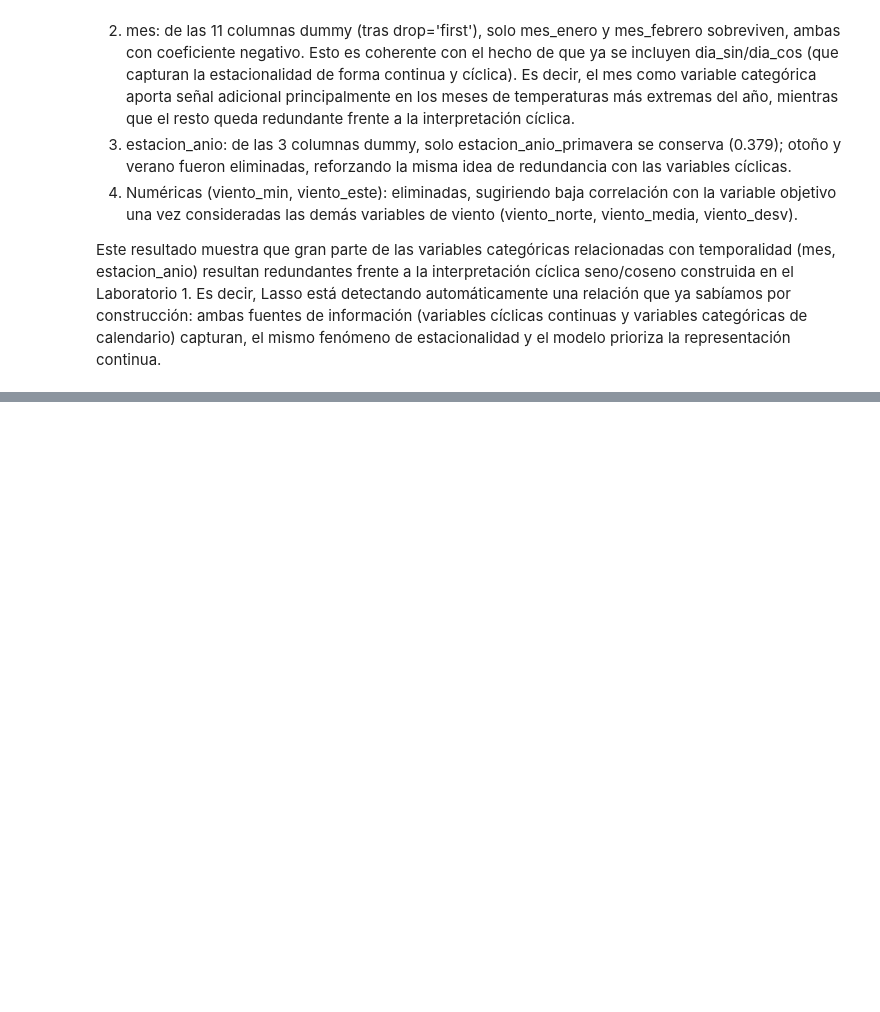
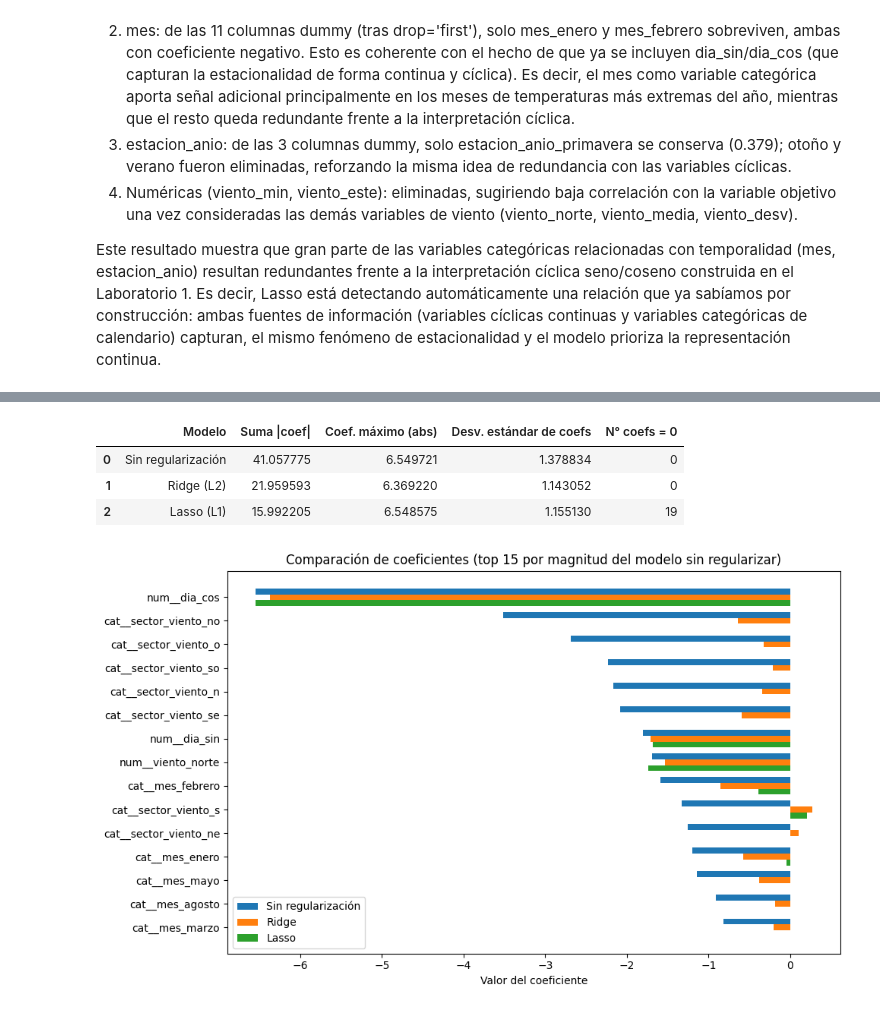
Before and after one commit to samuelmolinal/Lab2-ML, a Jupyter notebook: Laboratorio 2 - Complejidad y búsqueda de hiperparámetros.ipynb, the cells around one changed output, grey strips where cells are left out. Saved outputs shown, nothing was run; the diff lists cells and outputs as text; code cells hidden in the pictures; blank space fills up the shorter version.

```diff
--- a/Laboratorio 2 - Complejidad y búsqueda de hiperparámetros.ipynb
+++ b/Laboratorio 2 - Complejidad y búsqueda de hiperparámetros.ipynb
@@ -875,0 +883,20 @@ tabla_comparativa
+# %%
+# Extracción de coeficientes de los tres modelos
+feature_names_lineal = grid.best_estimator_.named_steps['preprocessor'].get_feature_names_out()
+feature_names_ridge = grid_ridge.best_estimator_.named_steps['preprocessor'].get_feature_names_out()
+feature_names_lasso = grid_lasso.best_estimator_.named_steps['preprocessor'].get_feature_names_out()
+
+coef_lineal = grid.best_estimator_.named_steps['modelo'].coef_
+coef_ridge = grid_ridge.best_estimator_.named_steps['modelo'].coef_
+coef_lasso_vals = grid_lasso.best_estimator_.named_steps['modelo'].coef_
+
+comparacion_coefs = pd.DataFrame({
+    'Característica': feature_names_ridge,
+    'coef_sin_regularizar': coef_lineal,
+    'coef_ridge': coef_ridge,
+    'coef_lasso': coef_lasso_vals
+})
+
+comparacion_coefs = comparacion_coefs.sort_values('coef_sin_regularizar', ascending=True)
+
+comparacion_coefs.head(15)
@@ -875,0 +920,57 @@ tabla_comparativa
+# %%
+# Resumen estadístico de la magnitud de los coeficientes por modelo
+resumen_magnitud = pd.DataFrame({
+    'Modelo': ['Sin regularización', 'Ridge (L2)', 'Lasso (L1)'],
+    'Suma |coef|': [
+        comparacion_coefs['coef_sin_regularizar'].abs().sum(),
+        comparacion_coefs['coef_ridge'].abs().sum(),
+        comparacion_coefs['coef_lasso'].abs().sum()
+    ],
+    'Coef. máximo (abs)': [
+        comparacion_coefs['coef_sin_regularizar'].abs().max(),
+        comparacion_coefs['coef_ridge'].abs().max(),
+        comparacion_coefs['coef_lasso'].abs().max()
+    ],
+    'Desv. estándar de coefs': [
+        comparacion_coefs['coef_sin_regularizar'].std(),
+        comparacion_coefs['coef_ridge'].std(),
+        comparacion_coefs['coef_lasso'].std()
+    ],
+    'N° coefs = 0': [
+        (comparacion_coefs['coef_sin_regularizar'] == 0).sum(),
+        (comparacion_coefs['coef_ridge'] == 0).sum(),
+        (comparacion_coefs['coef_lasso'] == 0).sum()
+    ]
+})
+resumen_magnitud
+# %% [output]
+|  | Modelo | Suma |coef| | Coef. máximo (abs) | Desv. estándar de coefs | N° coefs = 0 |
+| 0 | Sin regularización | 41.057775 | 6.549721 | 1.378834 | 0 |
+| 1 | Ridge (L2) | 21.959593 | 6.369220 | 1.143052 | 0 |
+| 2 | Lasso (L1) | 15.992205 | 6.548575 | 1.155130 | 19 |
+# %%
+# Visualización comparativa
+fig, ax = plt.subplots(figsize=(10, 6))
+top_n = 15
+top_features = comparacion_coefs.head(top_n)['Característica']
+
+x = np.arange(len(top_features))
+width = 0.25
+
+ax.barh(x - width, comparacion_coefs.head(top_n)['coef_sin_regularizar'],
+        height=width, label='Sin regularización')
+ax.barh(x, comparacion_coefs.head(top_n)['coef_ridge'],
+        height=width, label='Ridge')
+ax.barh(x + width, comparacion_coefs.head(top_n)['coef_lasso'],
+        height=width, label='Lasso')
+
+ax.set_yticks(x)
+ax.set_yticklabels(top_features)
+ax.set_xlabel('Valor del coeficiente')
+ax.set_title(f'Comparación de coeficientes (top {top_n} por magnitud del modelo sin regularizar)')
+ax.legend()
+ax.invert_yaxis()
+plt.tight_layout()
+plt.show()
+# %% [output]
+[figure, added]
```
Also changed, not shown: parts of 17 cells of this notebook.
